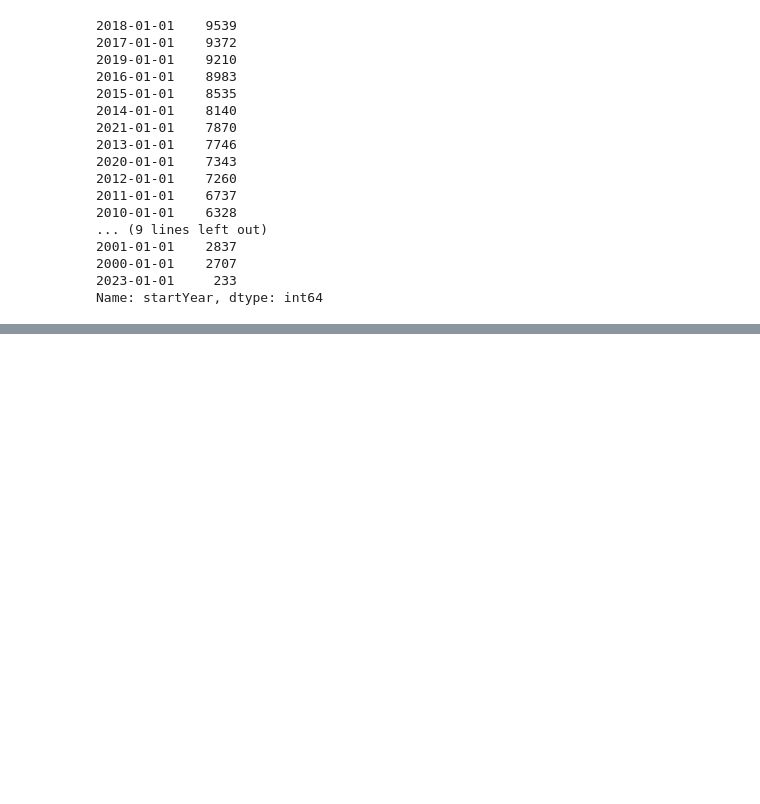
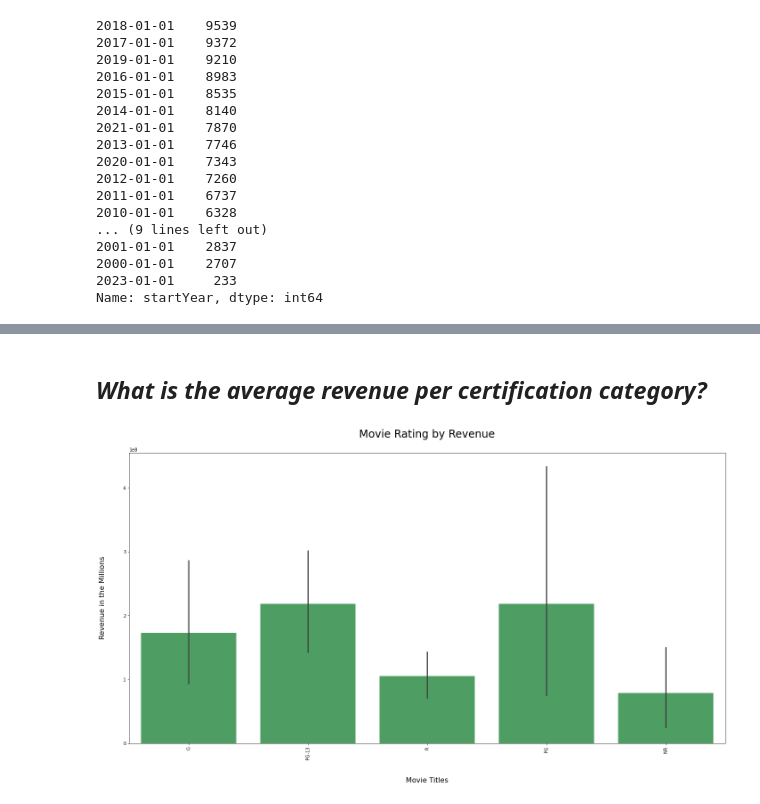
Before and after one commit to starkjones/IMDB-Queries, a Jupyter notebook: Project 3 IMBD Queries Part 2.ipynb, the cells around one changed output, grey strips where cells are left out. Cells and saved outputs as stored; diff of their text form; code cells hidden in the pictures; blank space fills up the shorter version.

```diff
--- a/Project 3 IMBD Queries Part 2.ipynb
+++ b/Project 3 IMBD Queries Part 2.ipynb
@@ -229,0 +416,11 @@ final_year_df.to_csv(csv_fname, compression="gzip", index=False)
+# %% [markdown]
+## ***What is the average revenue per certification category?***
+# %%
+fig, axes = plt.subplots(nrows = 1, ncols = 1, figsize = (24,12))
+sns.barplot(data = finalyears, x = 'certification' , y = 'revenue', color = '#41ab5d')
+plt.title('Movie Rating by Revenue\n', fontsize =24)
+plt.ylabel('Revenue in the Millions\n\n', fontsize=16);
+plt.xlabel('\n\nMovie Titles', fontsize=16);
+plt.xticks(rotation=90);
+# %% [output]
+[figure, added]
```
Also changed, not shown: parts of 32 cells of this notebook, 11 other files.
